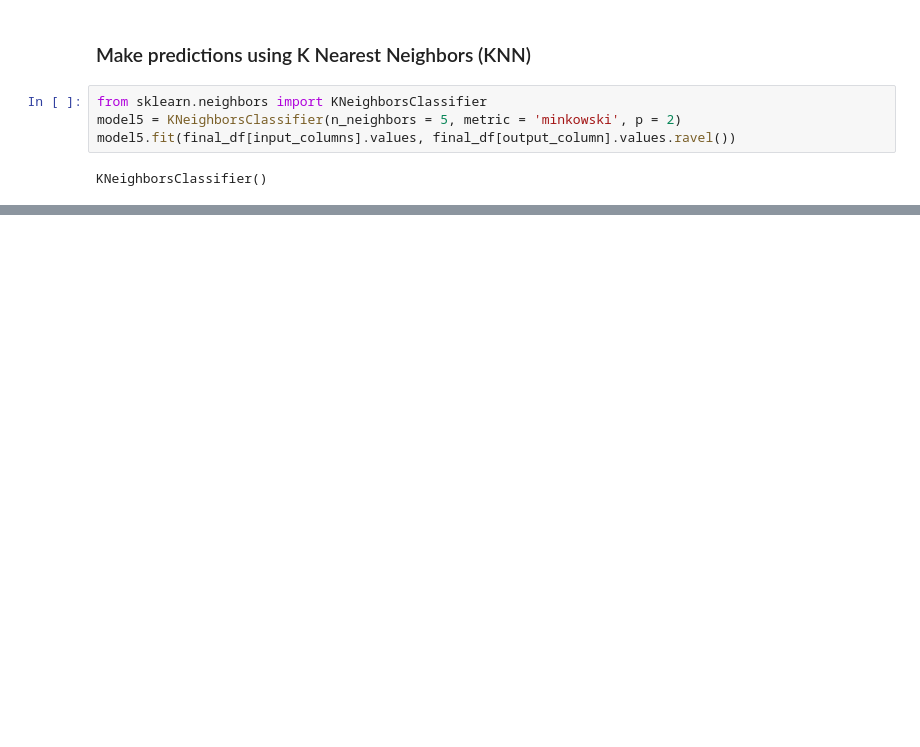
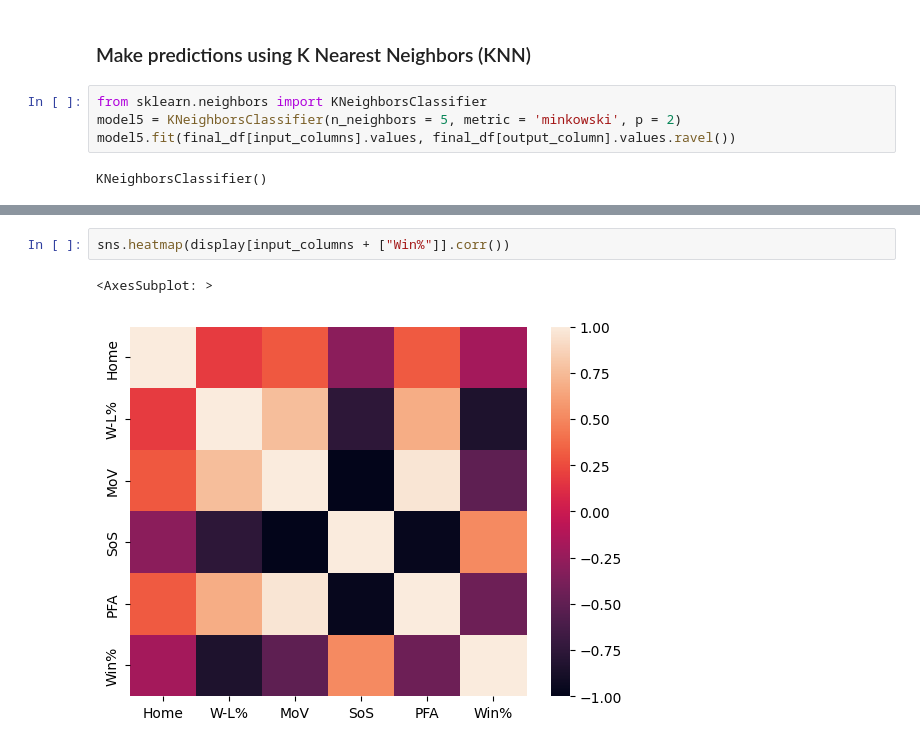
Before and after one commit to bsmalling/NFL-stats-notebooks, a Jupyter notebook: nfl_analysis.ipynb, the cells around one changed output, grey strips where cells are left out. Saved outputs shown, nothing was run; the diff lists cells and outputs as text; blank space fills up the shorter version.

```diff
--- a/nfl_analysis.ipynb
+++ b/nfl_analysis.ipynb
@@ -484,0 +519,5 @@ sns.heatmap(display[input_columns + ["Win%"]].corr())
+# %%
+sns.heatmap(display[input_columns + ["Win%"]].corr())
+# %% [output]
+<AxesSubplot: >
+[figure, added]
```
Also changed, not shown: parts of 16 cells of this notebook.
